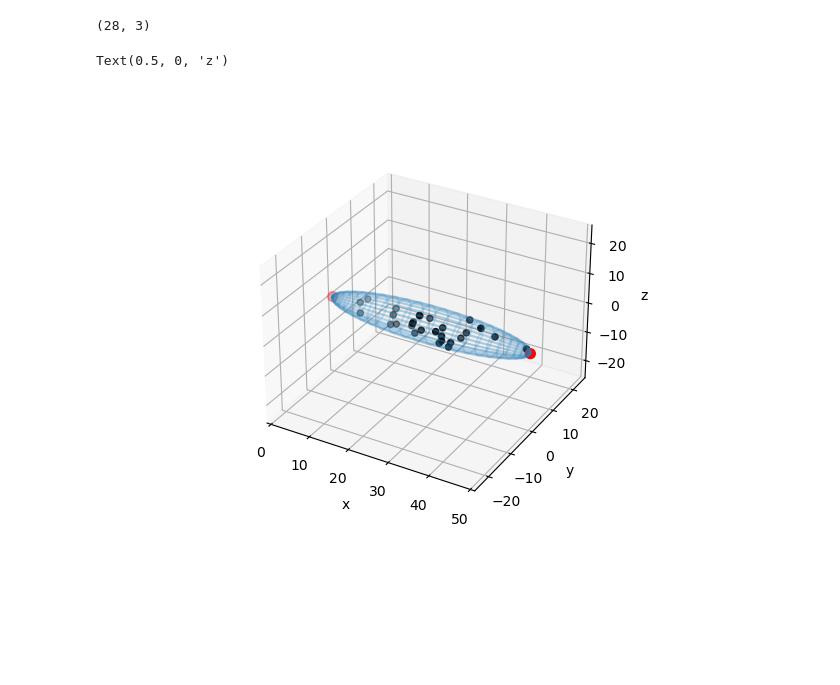
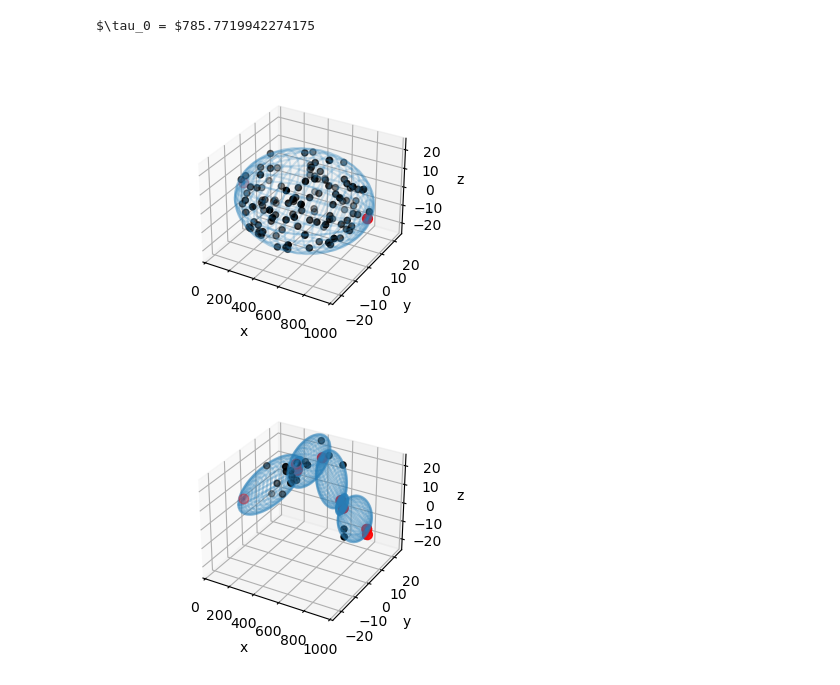
Before and after one commit to HugoLeRoy94/Aging_Condensate, a Jupyter notebook: Test_backend.ipynb, the cells around one changed output. Cells and saved outputs as stored; diff of their text form; code cells hidden in the pictures; blank space fills up the shorter version.

```diff
--- a/Test_backend.ipynb
+++ b/Test_backend.ipynb
@@ -13,36 +8,0 @@ temperature = 10000.
-# %%
-S = System(ell_tot,distance_anchor,rho0,temperature)
-r = S.get_r()
-print(r.shape)
-R = S.get_R()
-
-fig = plt.figure()
-ax = fig.add_subplot(projection='3d')
-
-Ell = S.get_ell()
-for i in range(0,R.shape[0]-1):
-    #axes = ell.construct_axes_from_main_axe((R[i+1]-R[i])/2,np.sqrt(Ell[i])/2)
-    #print(axes)
-    if np.linalg.norm(R[i+1]-R[i]) < Ell[i]*0.1:
-        a = np.sqrt(Ell[i])*0.5
-        b = np.sqrt(Ell[i])*0.5
-
-    else:
-        a = np.linalg.norm(R[i+1]-R[i])/2
-        b = np.sqrt(Ell[i])*0.5
-    xel,yel,zel = ell.ellipse_from_main_ax(-(R[i+1]-R[i])/2,a,b,[0.5*(R[i,0]+R[i+1,0]),0.5*(R[i+1,1]+R[i,1]),(R[i+1,2]+R[i,2])*0.5])
-    ax.plot_wireframe(xel, yel, zel,  rstride=4, cstride=4, color='#2980b9', alpha=0.2)
-
-ax.set_xlim(min(R[:,0]),max(R[:,0]))
-ax.set_ylim(-25,25)
-ax.set_zlim(-25,25)
-
-ax.scatter(r[:,0],r[:,1],r[:,2],color='black')
-ax.scatter(R[:,0],R[:,1],R[:,2],s=50,color='red')
-ax.set_xlabel('x')
-ax.set_ylabel('y')
-ax.set_zlabel('z')
-# %% [output]
-(28, 3)
-Text(0.5, 0, 'z')
-[figure, removed]
@@ -58,0 +9,16 @@ for t in tqdm.tqdm(range(time_tot)):
+# %%
+ell_tot = 2000.
+distance_anchor = 1000.
+rho0 = 0.0001
+temperature = 0.15
+tau_0 = np.exp(1/temperature)
+print(r'$\tau_0 = $'+str(tau_0))
+S = System(ell_tot,distance_anchor,rho0,temperature)
+# %% [output]
+$\tau_0 = $785.7719942274175
+# %%
+plt.close()
+fig,ax = S.Plot3DSystem()
+plt.show()
+# %% [output]
+[figure, added]
@@ -58,0 +54,6 @@ for t in tqdm.tqdm(range(time_tot)):
+# %%
+plt.close()
+fig,ax = S.Plot3DSystem()
+plt.show()
+# %% [output]
+[figure, added]
```
Also changed, not shown: parts of 10 cells of this notebook, 16 other files.
